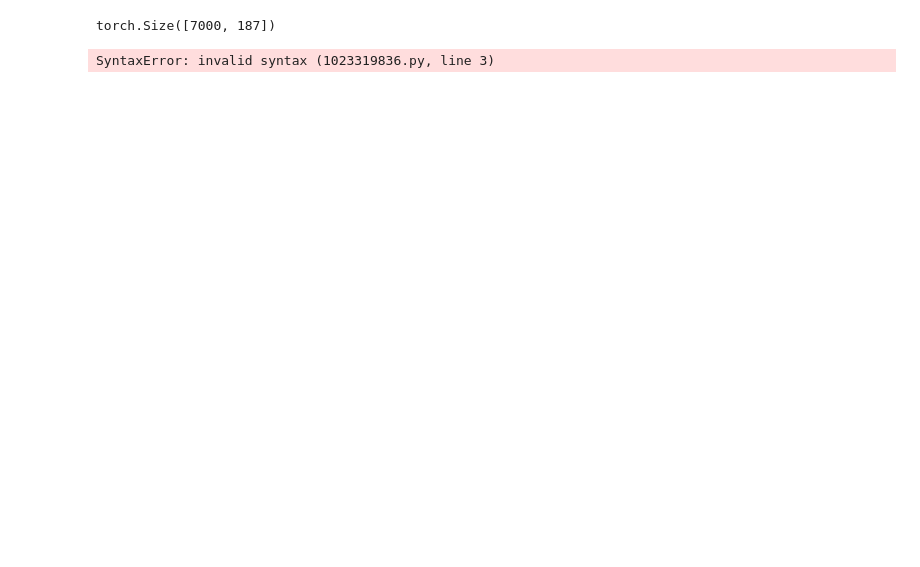
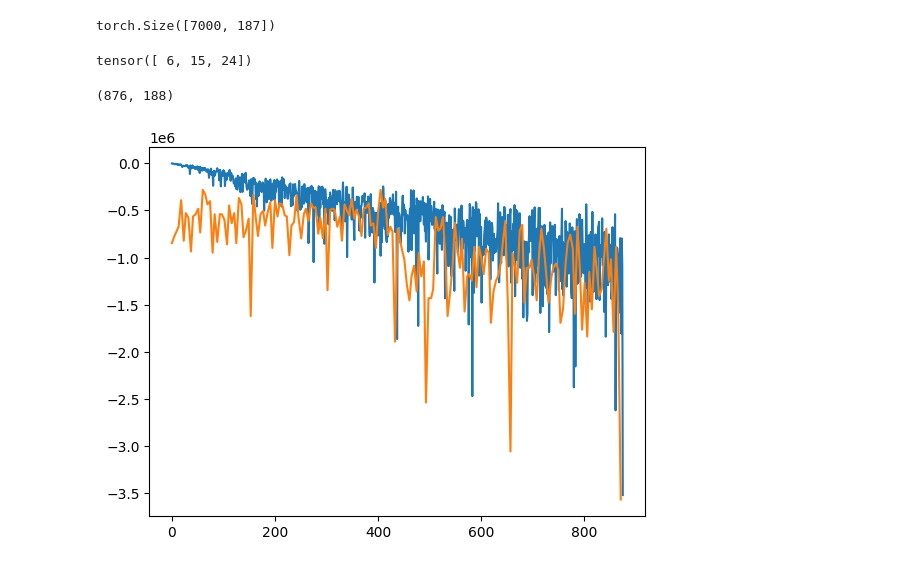
Before and after one commit to KristofferGus/AI-modeling, a Jupyter notebook: project.ipynb, the cells around one changed output. Cells and saved outputs as stored; diff of their text form; code cells hidden in the pictures; blank space fills up the shorter version.

```diff
--- a/project.ipynb
+++ b/project.ipynb
@@ -244,38 +260,7 @@ decoder_hiden_size = 256
-# %%
-# Training loop
-encoder = TextEncoder(eng_vocab_size, encoder_embedding_dim, encoder_hidden_dim, encoder_num_layers, encoder_encoding_size, encoder_dropout_prob)
-decoder = TextDecoder(, )
-
-for epoch in range(num_epochs):
-    for input_text, target_text in train_loader:
-        optimizer.zero_grad()
-
-        # Forward pass
-        encoder_output = encoder(input_text)
-        decoder_hidden = encoder_output  # Initialize decoder hidden state using encoder output
-
-        # Prepare decoder input
-        decoder_input = torch.full((input_text.size(0), 1), start_token, dtype=torch.long, device=device)
-
-        # Teacher forcing: use ground-truth tokens as next input
-        decoder_inputs = target_text[:, :-1]  # Exclude the last token
-        decoder_inputs = torch.cat([decoder_input, decoder_inputs], dim=1)
-
-        # Forward pass through decoder
-        decoder_output, _ = decoder(decoder_inputs, decoder_hidden)
-
-        # Compute loss
-        loss = criterion(decoder_output.transpose(1, 2), target_text)  # Transpose to match shape for cross-entropy loss
-
-        # Backward pass
-        loss.backward()
-        optimizer.step()
-
-    # Validation
-    with torch.no_grad():
-        # Evaluation code here
-
-    # Print training progress
-    print(f'Epoch [{epoch+1}/{num_epochs}], Loss: {loss.item():.4f}')
-# %% [output]
-SyntaxError: invalid syntax (1023319836.py, line 3)
+# %%
+tensor = torch.tensor([[1, 2, 3],
+                        [4, 5, 6],
+                        [7, 8, 9]])
+print(tensor.sum(dim = 1))
+# %% [output]
+tensor([ 6, 15, 24])
@@ -281,0 +334,15 @@ SyntaxError: invalid syntax (1023319836.py, line 3)
+# %%
+model_dict = torch.load(model_name)
+train_losses =[a.item() for a in model_dict["train_losses"]]
+val_losses = [a.item() for a in model_dict["val_losses"]]
+# %%
+len(train_losses), len(val_losses)
+# %% [output]
+(876, 188)
+# %%
+plt.plot(range(len(train_losses)), train_losses)
+x = [int(a * len(train_losses) / len(val_losses)) for a in range(len(val_losses))]
+plt.plot(x, val_losses)
+plt.show()
+# %% [output]
+[figure, added]
```
Also changed, not shown: parts of 6 cells of this notebook, 2 other files.
